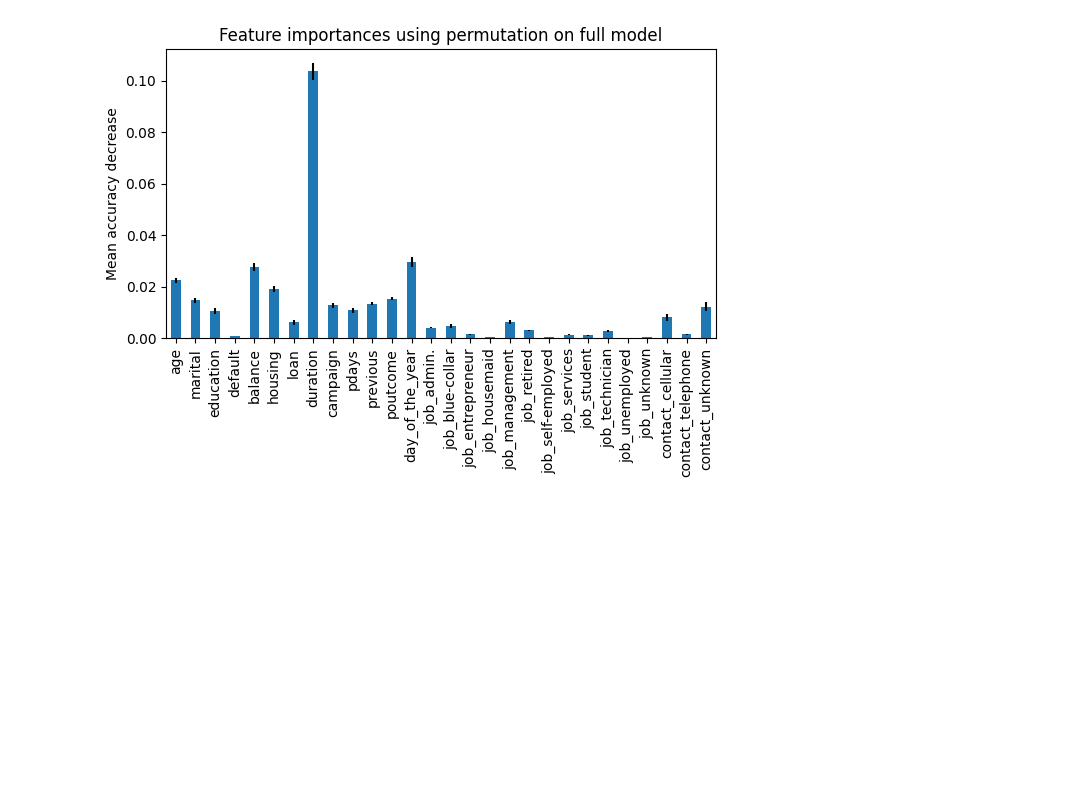
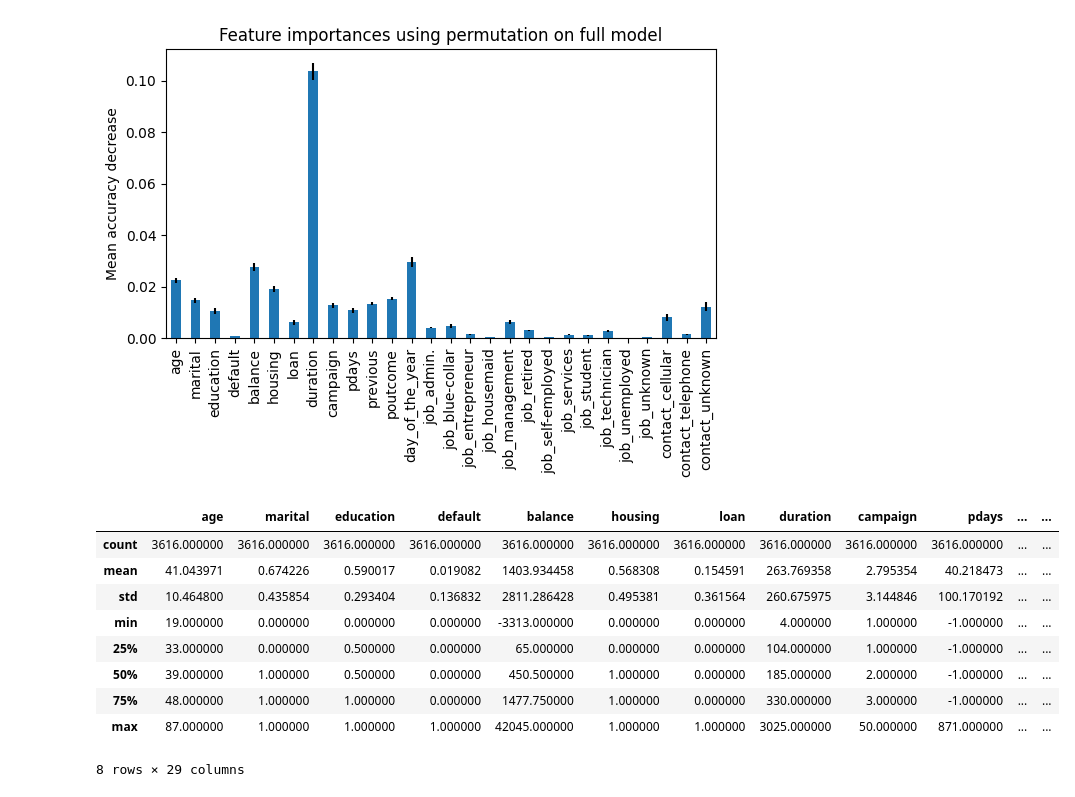
Before and after one commit to UserKrzysztof/MachineLearning-project1, a Jupyter notebook: code/features_engineering_v0.ipynb, the cells around one changed output. Drawn from its saved outputs; the diff is of its cells as text; code cells hidden in the pictures; blank space fills up the shorter version.

```diff
--- a/code/features_engineering_v0.ipynb
+++ b/code/features_engineering_v0.ipynb
@@ -393,3 +393,16 @@ fig.tight_layout()
 plt.show()
 # %% [output]
 [figure]
+# %%
+bank_data_df.describe()
+# %% [output]
+|  | age | marital | education | default | balance | housing | loan | duration | campaign | pdays | ... | ... |
+| count | 3616.000000 | 3616.000000 | 3616.000000 | 3616.000000 | 3616.000000 | 3616.000000 | 3616.000000 | 3616.000000 | 3616.000000 | 3616.000000 | ... | ... |
+| mean | 41.043971 | 0.674226 | 0.590017 | 0.019082 | 1403.934458 | 0.568308 | 0.154591 | 263.769358 | 2.795354 | 40.218473 | ... | ... |
+| std | 10.464800 | 0.435854 | 0.293404 | 0.136832 | 2811.286428 | 0.495381 | 0.361564 | 260.675975 | 3.144846 | 100.170192 | ... | ... |
+| min | 19.000000 | 0.000000 | 0.000000 | 0.000000 | -3313.000000 | 0.000000 | 0.000000 | 4.000000 | 1.000000 | -1.000000 | ... | ... |
+| 25% | 33.000000 | 0.000000 | 0.500000 | 0.000000 | 65.000000 | 0.000000 | 0.000000 | 104.000000 | 1.000000 | -1.000000 | ... | ... |
+| 50% | 39.000000 | 1.000000 | 0.500000 | 0.000000 | 450.500000 | 1.000000 | 0.000000 | 185.000000 | 2.000000 | -1.000000 | ... | ... |
+| 75% | 48.000000 | 1.000000 | 1.000000 | 0.000000 | 1477.750000 | 1.000000 | 0.000000 | 330.000000 | 3.000000 | -1.000000 | ... | ... |
+| max | 87.000000 | 1.000000 | 1.000000 | 1.000000 | 42045.000000 | 1.000000 | 1.000000 | 3025.000000 | 50.000000 | 871.000000 | ... | ... |
+8 rows × 29 columns
```
Also changed, not shown: parts of 1 cell of this notebook.
